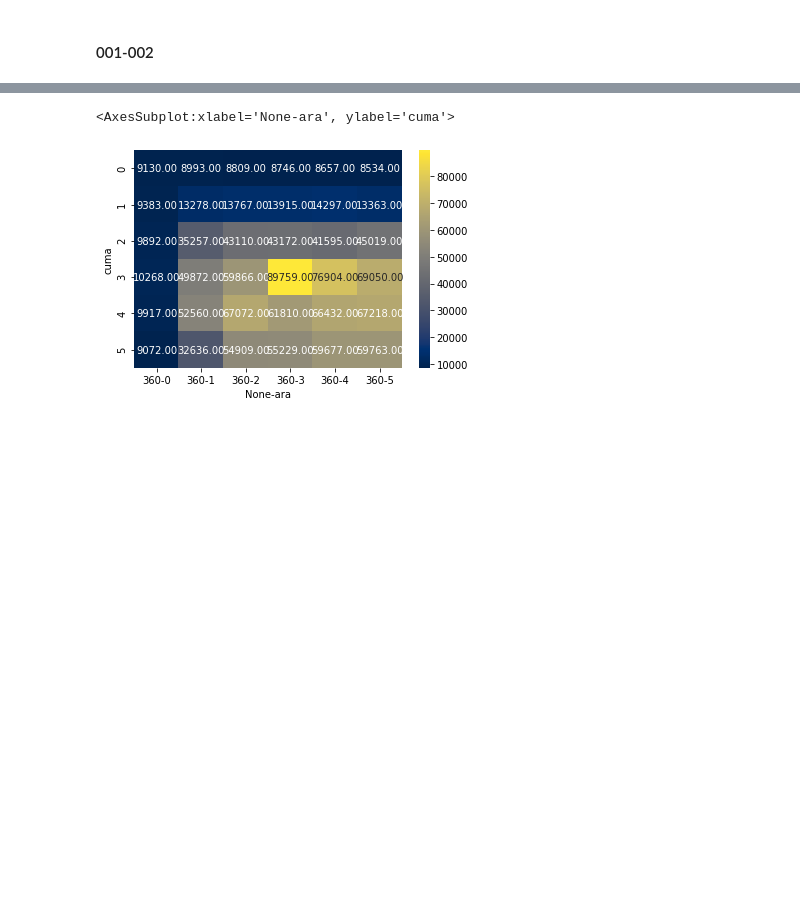
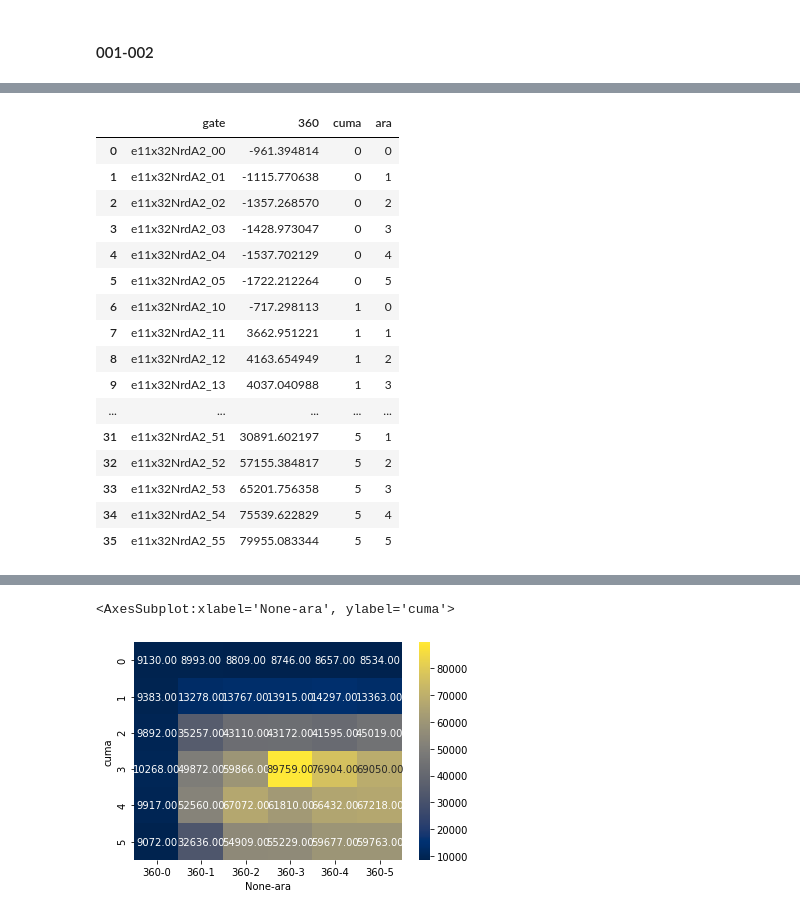
Before and after one commit to rmardian/intein-based-circuits, a Jupyter notebook: Data Preprocessing - AND Gates Characterization.ipynb, the cells around one changed output, grey strips where cells are left out. Drawn from its saved outputs; the diff is of its cells as text; code cells hidden in the pictures; blank space fills up the shorter version.

```diff
--- a/Data Preprocessing - AND Gates Characterization.ipynb
+++ b/Data Preprocessing - AND Gates Characterization.ipynb
@@ -122 +114,25 @@ datas[1].iloc[:,-10:]
+# %%
+fluo = plate1.iloc[18][filter(lambda x: x.startswith('e11x32NrdA2'), plate1.iloc[18].index)]
+fluo_t = fluo.reset_index().rename(columns={'short_name': 'gate'})
+fluo_t['cuma'] = fluo_t['gate'].str[-2]
+fluo_t['ara'] = fluo_t['gate'].str[-1]
+fluo_t
+# %% [output]
+|  | gate | 360 | cuma | ara |
+| 0 | e11x32NrdA2_00 | -961.394814 | 0 | 0 |
+| 1 | e11x32NrdA2_01 | -1115.770638 | 0 | 1 |
+| 2 | e11x32NrdA2_02 | -1357.268570 | 0 | 2 |
+| 3 | e11x32NrdA2_03 | -1428.973047 | 0 | 3 |
+| 4 | e11x32NrdA2_04 | -1537.702129 | 0 | 4 |
+| 5 | e11x32NrdA2_05 | -1722.212264 | 0 | 5 |
+| 6 | e11x32NrdA2_10 | -717.298113 | 1 | 0 |
+| 7 | e11x32NrdA2_11 | 3662.951221 | 1 | 1 |
+| 8 | e11x32NrdA2_12 | 4163.654949 | 1 | 2 |
+| 9 | e11x32NrdA2_13 | 4037.040988 | 1 | 3 |
+| ... | ... | ... | ... | ... |
+| 31 | e11x32NrdA2_51 | 30891.602197 | 5 | 1 |
+| 32 | e11x32NrdA2_52 | 57155.384817 | 5 | 2 |
+| 33 | e11x32NrdA2_53 | 65201.756358 | 5 | 3 |
+| 34 | e11x32NrdA2_54 | 75539.622829 | 5 | 4 |
+| 35 | e11x32NrdA2_55 | 79955.083344 | 5 | 5 |
 # %%
```
Also changed, not shown: parts of 5 cells of this notebook.
